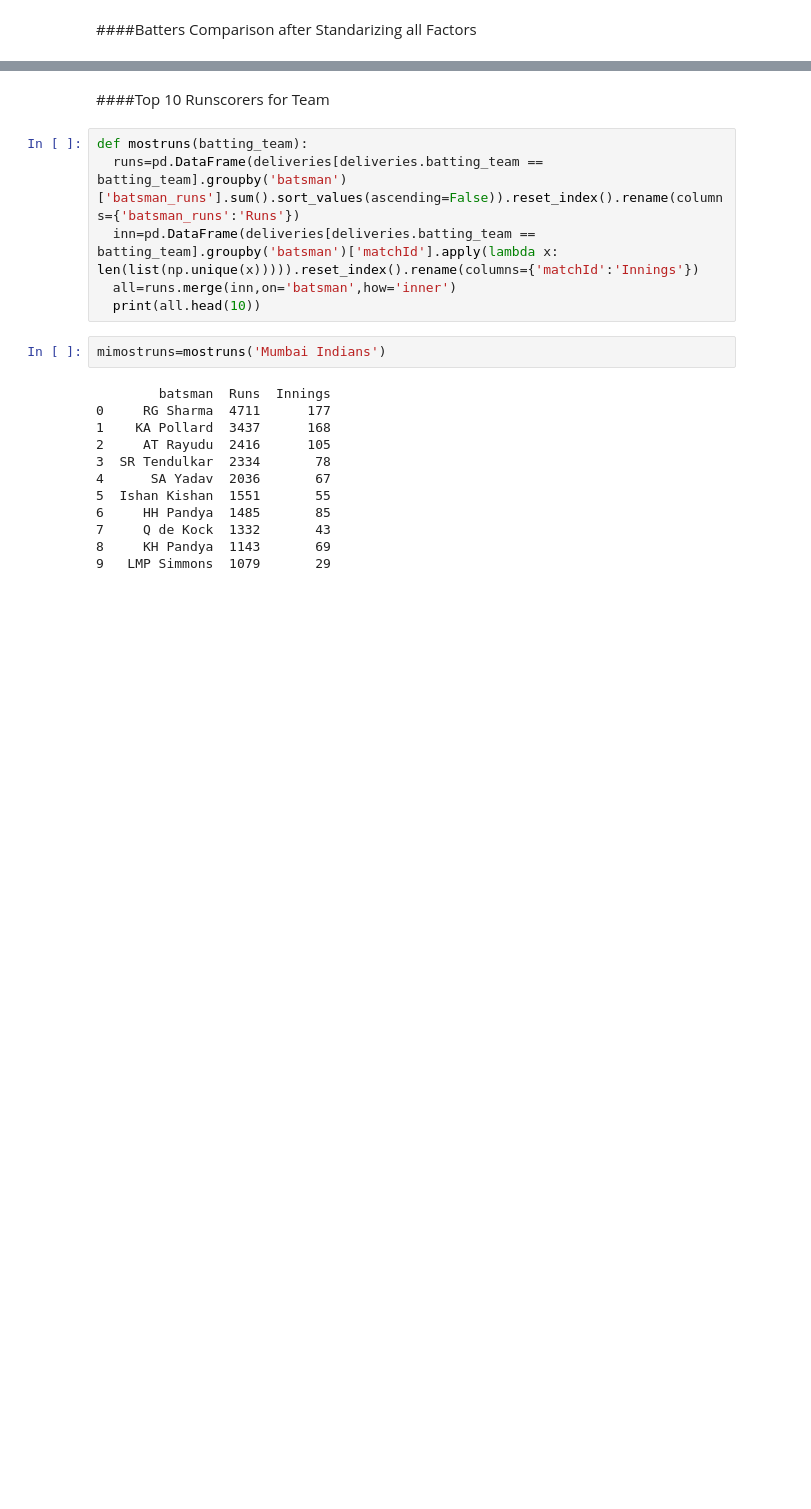
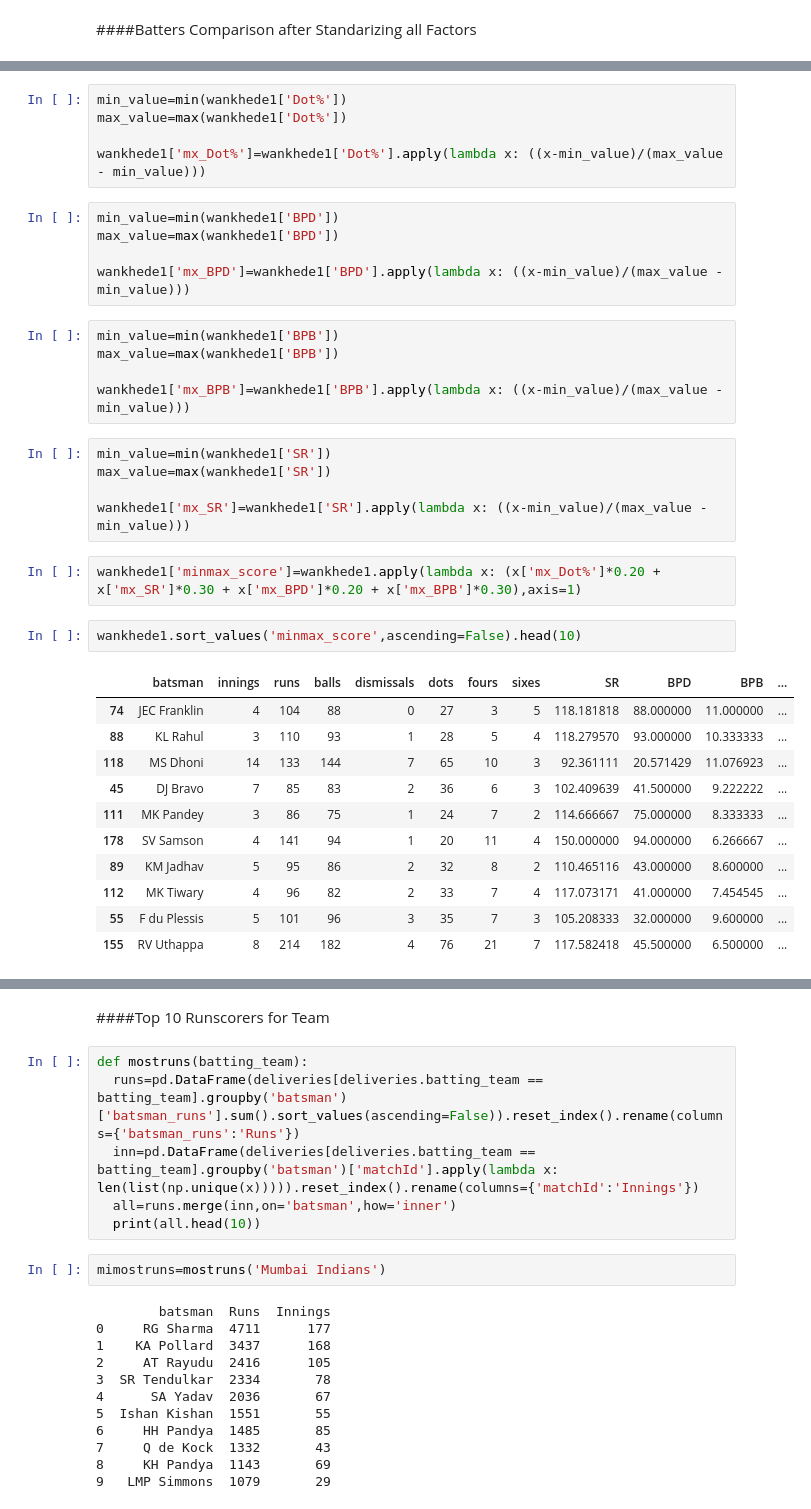
Before and after one commit to MahimnaDarji/Cricket-Analysis, a Jupyter notebook: IPL_Stats_Analysis(Batting).ipynb, the cells around one changed output, grey strips where cells are left out. Drawn from its saved outputs; the diff is of its cells as text; blank space fills up the shorter version.

```diff
--- a/IPL_Stats_Analysis(Batting).ipynb
+++ b/IPL_Stats_Analysis(Batting).ipynb
@@ -1244,0 +1197,36 @@ Name: runs, dtype: int64
+# %%
+min_value=min(wankhede1['Dot%'])
+max_value=max(wankhede1['Dot%'])
+
+wankhede1['mx_Dot%']=wankhede1['Dot%'].apply(lambda x: ((x-min_value)/(max_value - min_value)))
+# %%
+min_value=min(wankhede1['BPD'])
+max_value=max(wankhede1['BPD'])
+
+wankhede1['mx_BPD']=wankhede1['BPD'].apply(lambda x: ((x-min_value)/(max_value - min_value)))
+# %%
+min_value=min(wankhede1['BPB'])
+max_value=max(wankhede1['BPB'])
+
+wankhede1['mx_BPB']=wankhede1['BPB'].apply(lambda x: ((x-min_value)/(max_value - min_value)))
+# %%
+min_value=min(wankhede1['SR'])
+max_value=max(wankhede1['SR'])
+
+wankhede1['mx_SR']=wankhede1['SR'].apply(lambda x: ((x-min_value)/(max_value - min_value)))
+# %%
+wankhede1['minmax_score']=wankhede1.apply(lambda x: (x['mx_Dot%']*0.20 + x['mx_SR']*0.30 + x['mx_BPD']*0.20 + x['mx_BPB']*0.30),axis=1)
+# %%
+wankhede1.sort_values('minmax_score',ascending=False).head(10)
+# %% [output]
+|  | batsman | innings | runs | balls | dismissals | dots | fours | sixes | SR | BPD | BPB | ... |
+| 74 | JEC Franklin | 4 | 104 | 88 | 0 | 27 | 3 | 5 | 118.181818 | 88.000000 | 11.000000 | ... |
+| 88 | KL Rahul | 3 | 110 | 93 | 1 | 28 | 5 | 4 | 118.279570 | 93.000000 | 10.333333 | ... |
+| 118 | MS Dhoni | 14 | 133 | 144 | 7 | 65 | 10 | 3 | 92.361111 | 20.571429 | 11.076923 | ... |
+| 45 | DJ Bravo | 7 | 85 | 83 | 2 | 36 | 6 | 3 | 102.409639 | 41.500000 | 9.222222 | ... |
+| 111 | MK Pandey | 3 | 86 | 75 | 1 | 24 | 7 | 2 | 114.666667 | 75.000000 | 8.333333 | ... |
+| 178 | SV Samson | 4 | 141 | 94 | 1 | 20 | 11 | 4 | 150.000000 | 94.000000 | 6.266667 | ... |
+| 89 | KM Jadhav | 5 | 95 | 86 | 2 | 32 | 8 | 2 | 110.465116 | 43.000000 | 8.600000 | ... |
+| 112 | MK Tiwary | 4 | 96 | 82 | 2 | 33 | 7 | 4 | 117.073171 | 41.000000 | 7.454545 | ... |
+| 55 | F du Plessis | 5 | 101 | 96 | 3 | 35 | 7 | 3 | 105.208333 | 32.000000 | 9.600000 | ... |
+| 155 | RV Uthappa | 8 | 214 | 182 | 4 | 76 | 21 | 7 | 117.582418 | 45.500000 | 6.500000 | ... |
```
Also changed, not shown: parts of 51 cells of this notebook.
